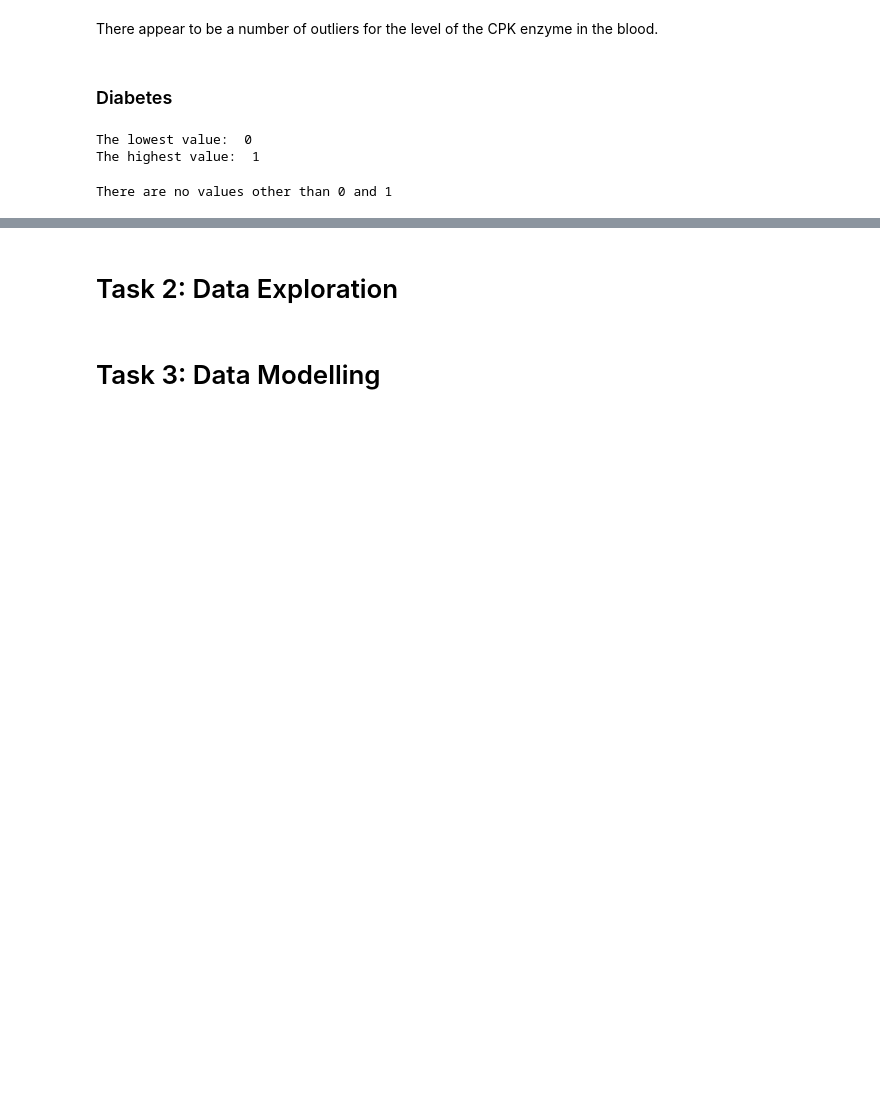
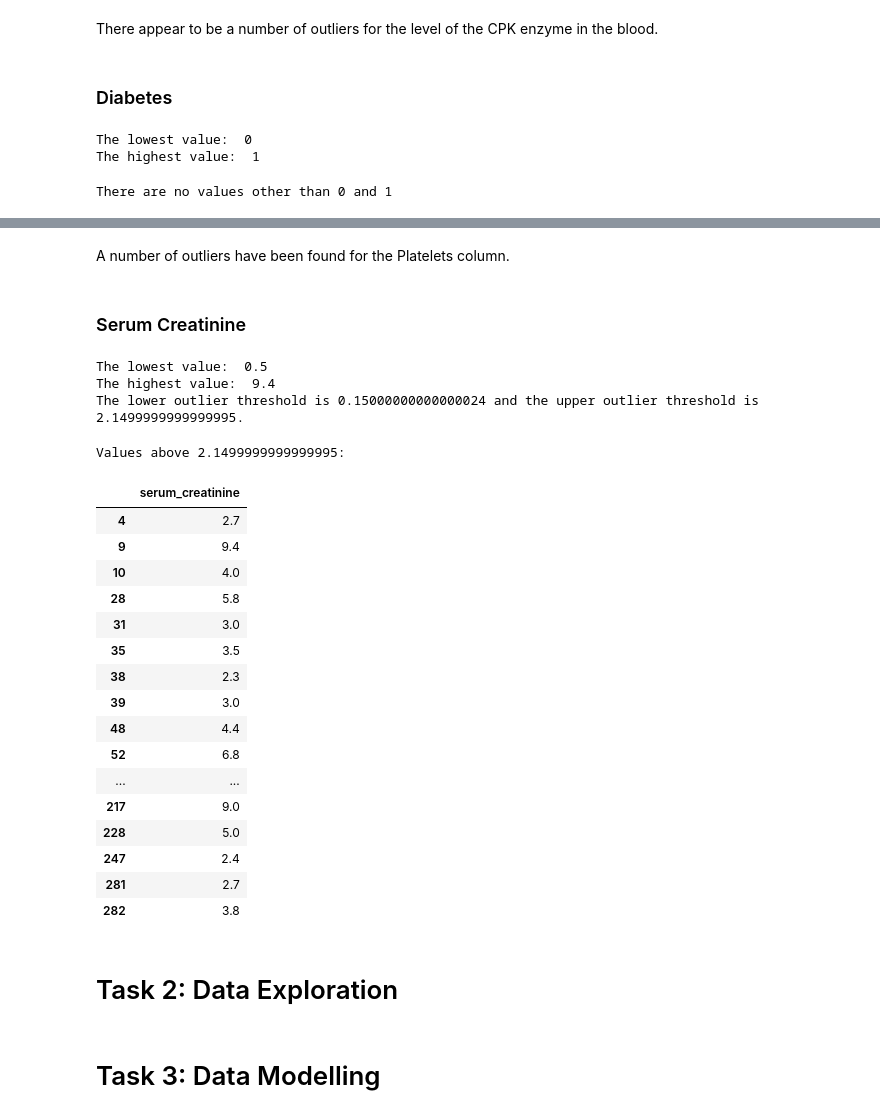
Before and after one commit to Ghost-Recon131/PDS-Assignment2, a Jupyter notebook: assignment2.ipynb, the cells around one changed output, grey strips where cells are left out. Cells and saved outputs as stored; diff of their text form; code cells hidden in the pictures; blank space fills up the shorter version.

Commit message:
Data checking up to serum_sodium column

```diff
--- a/assignment2.ipynb
+++ b/assignment2.ipynb
@@ -154,3 +260,46 @@ There are no values other than 0 and 1
+# %% [markdown]
+A number of outliers have been found for the Platelets column.
+# %% [markdown]
+### Serum Creatinine
+# %%
+min_SC = HFCR["serum_creatinine"].min()
+max_SC = HFCR["serum_creatinine"].max()
+print ("The lowest value: ", min_SC)
+print ("The highest value: ", max_SC)
+
+# looking at the IQR of Serum Creatinine
+Q1 = HFCR["serum_creatinine"].quantile(0.25)
+Q3 = HFCR["serum_creatinine"].quantile(0.75)
+IQR = Q3 - Q1
+upper = Q3 + 1.5*IQR
+lower = Q1 - 1.5*IQR
+print(f"The lower outlier threshold is {lower} and the upper outlier threshold is {upper}.")
+# %% [output]
+The lowest value:  0.5
+The highest value:  9.4
+The lower outlier threshold is 0.15000000000000024 and the upper outlier threshold is 2.1499999999999995.
+# %%
+print("Values above 2.1499999999999995: ")
+HFCR[['serum_creatinine']][HFCR.serum_creatinine > 2.1499999999999995]
+# %% [output]
+Values above 2.1499999999999995:
+|  | serum_creatinine |
+| 4 | 2.7 |
+| 9 | 9.4 |
+| 10 | 4.0 |
+| 28 | 5.8 |
+| 31 | 3.0 |
+| 35 | 3.5 |
+| 38 | 2.3 |
+| 39 | 3.0 |
+| 48 | 4.4 |
+| 52 | 6.8 |
+| ... | ... |
+| 217 | 9.0 |
+| 228 | 5.0 |
+| 247 | 2.4 |
+| 281 | 2.7 |
+| 282 | 3.8 |
 # %% [markdown]
 # Task 2: Data Exploration
 # %%
```
Also changed, not shown: parts of 18 cells of this notebook.
